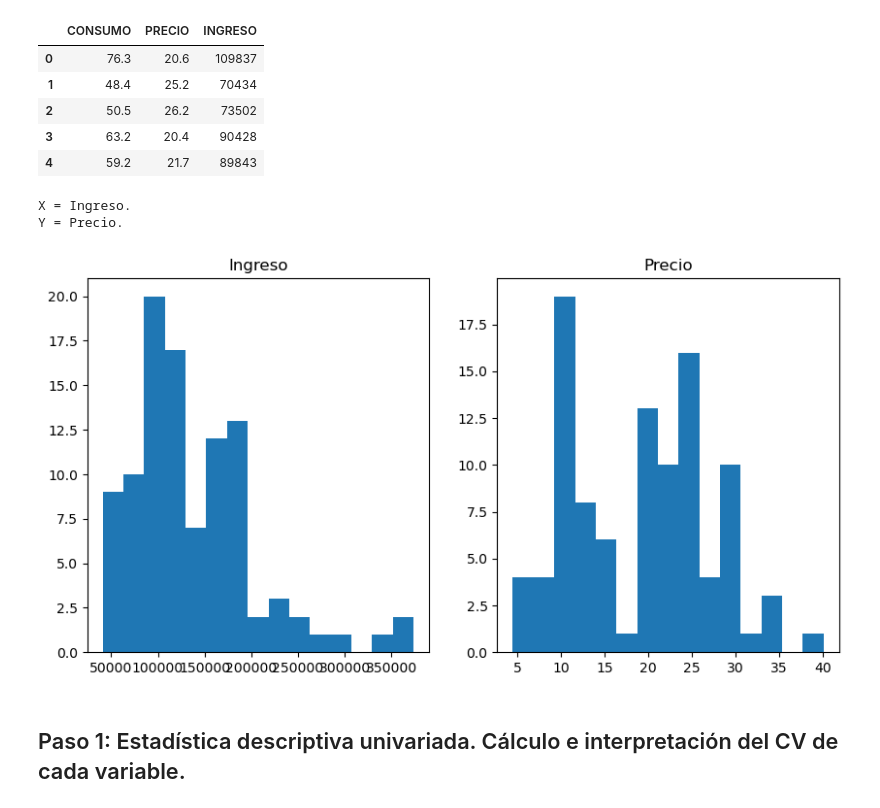
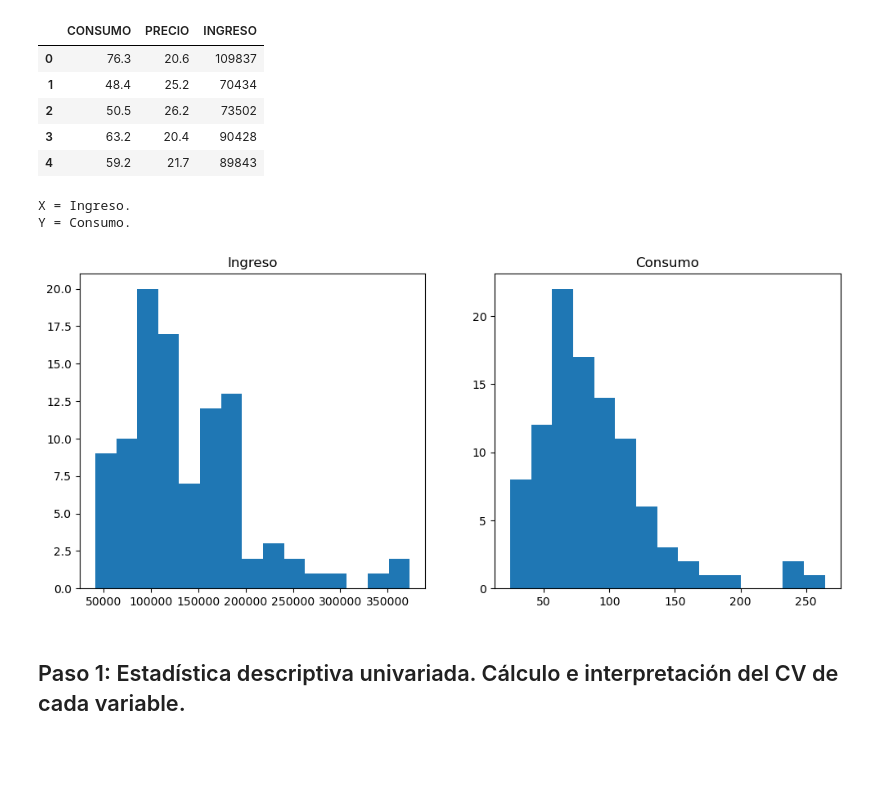
Before and after one commit to kikin3112/projets, a Jupyter notebook: regresion_lineal.ipynb, the cells around one changed output. Saved outputs shown, nothing was run; the diff lists cells and outputs as text; code cells hidden in the pictures; blank space fills up the shorter version.

```diff
--- a/regresion_lineal.ipynb
+++ b/regresion_lineal.ipynb
@@ -54,36 +54,36 @@ nombre_x = 'Ingreso' #en este ejemplo, x siempre será ingreso
 
 variable_dependiente = input('Escoja la variable dependiente: 1 = Consumo; 2 = Precio: ')
 #plotear histogramas de variables juntos
-plt.figure(figsize= (10, 5))
+plt.figure(figsize= (12, 5))
 if variable_dependiente == '1':
     nombre_y = 'Consumo'
     #ingreso
     plt.subplot(1,2,1)
     plt.hist(x = ingreso, bins=15)
     plt.title('Ingreso')
 
     #consumo
     plt.subplot(1,2,2)
     plt.hist(x = consumo, bins=15)
     plt.title('Consumo')
 elif variable_dependiente == '2':
     nombre_y = 'Precio'
     #ingreso
     plt.subplot(1,2,1)
     plt.hist(x = ingreso, bins=15)
     plt.title('Ingreso')
 
     #precio
     plt.subplot(1,2,2)
     plt.hist(x = precio, bins=15)
     plt.title('Precio')
 
 print('X = {}.'.format(nombre_x))
 print('Y = {}.'.format(nombre_y))
 # %% [output]
 X = Ingreso.
-Y = Precio.
+Y = Consumo.
-[figure, old version]
+[figure, new version]
 # %% [markdown]
 ## Paso 1: Estadística descriptiva univariada. Cálculo e interpretación del CV de cada variable.
 # %%
```
Also changed, not shown: parts of 5 cells of this notebook.
